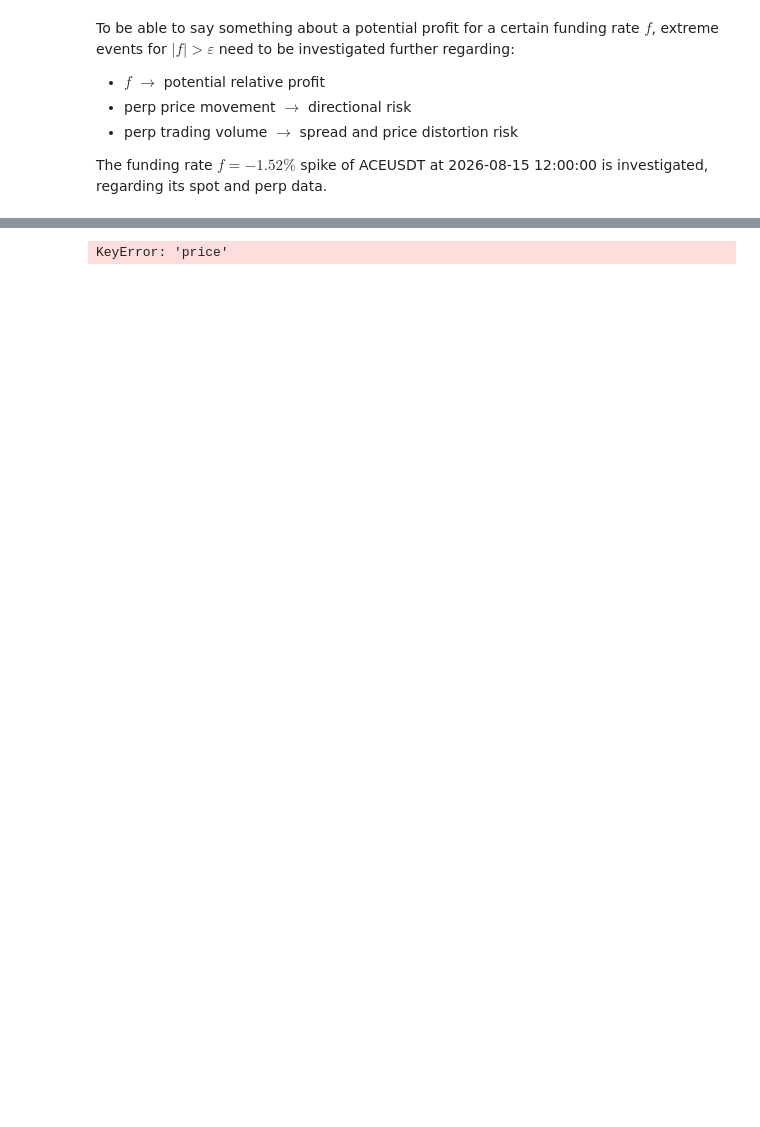
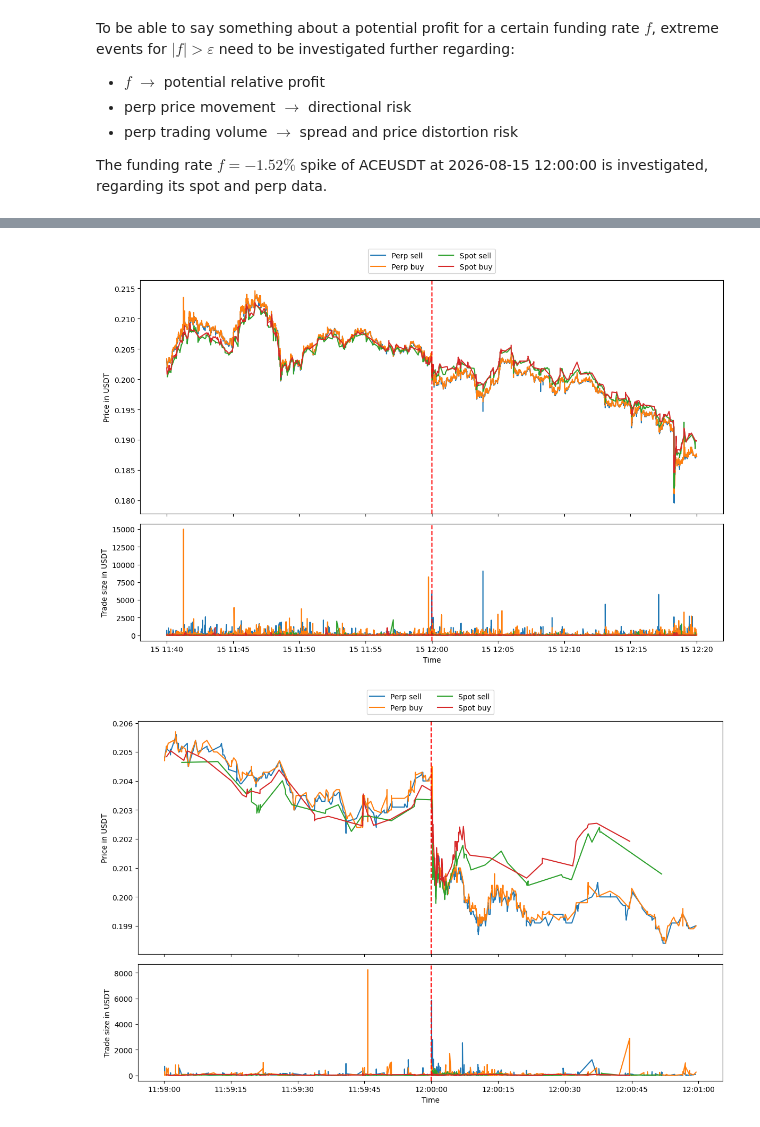
Before and after one commit to ettoreeder/CryptoFundingRateSnipe, a Jupyter notebook: research.ipynb, the cells around one changed output, grey strips where cells are left out. Cells and saved outputs as stored; diff of their text form; code cells hidden in the pictures; blank space fills up the shorter version.

Commit message:
fixed errors next steps: test hypothesis for single event

```diff
--- a/research.ipynb
+++ b/research.ipynb
@@ -220,28 +112,0 @@ KeyError: Timestamp('2026-08-15 11:59:00')
-# %%
-deviation = (1-df["price"]/df_futures["price"])*100
-
-print(len(df), len(df_futures), len(deviation))
-
-# Visualize the spot market data with OHLCV bars
-fig, (ax1, ax2, ax3) = plt.subplots(3, 1, figsize=(14, 12), sharex=True)
-
-# Plot candlestick chart
-ax1.plot(df_futures.index, df_futures["price"], label='Perp')
-ax1.plot(df.index, df["price"], label='Spot')
-ax1.set_ylabel('Price (USDT)')
-ax1.set_title(f'{symbol} Spot Market - Price Movement (2026-08-15 11:50 to 12:10 UTC)')
-ax1.legend()
-
-ax2.plot(deviation.index, deviation, label='Deviation', color='orange')
-ax2.set_ylabel('Deviation (\\%)')
-
-# Plot trading volume
-ax3.plot(df_futures.index, df_futures["size"], label='Perp')
-ax3.plot(df.index, df["size"], label='Spot')
-ax3.set_xlabel('Time')
-ax3.set_ylabel('Volume (BTC)')
-
-plt.tight_layout()
-plt.show()
-# %% [output]
-KeyError: 'price'
@@ -247,0 +234,15 @@ KeyError: 'price'
+# %%
+zoom_start_1 = pd.Timestamp("2026-08-15 11:40:00")
+zoom_end_1 = pd.Timestamp("2026-08-15 12:20:00")
+plot_zoomed_trades(df_sell, df_buy, df_futures_sell, df_futures_buy, zoom_start=zoom_start_1, zoom_end=zoom_end_1)
+
+zoom_start_2 = pd.Timestamp("2026-08-15 11:59:00")
+zoom_end_2 = pd.Timestamp("2026-08-15 12:01:00")
+plot_zoomed_trades(df_sell, df_buy, df_futures_sell, df_futures_buy, zoom_start=zoom_start_2, zoom_end=zoom_end_2)
+
+zoom_start_3 = pd.Timestamp("2026-08-15 11:59:50")
+zoom_end_3 = pd.Timestamp("2026-08-15 12:00:10")
+plot_zoomed_trades(df_sell, df_buy, df_futures_sell, df_futures_buy, zoom_start=zoom_start_3, zoom_end=zoom_end_3)
+# %% [output]
+[figure, added]
+[figure, added]
```
Also changed, not shown: parts of 10 cells of this notebook, 1 other file.
